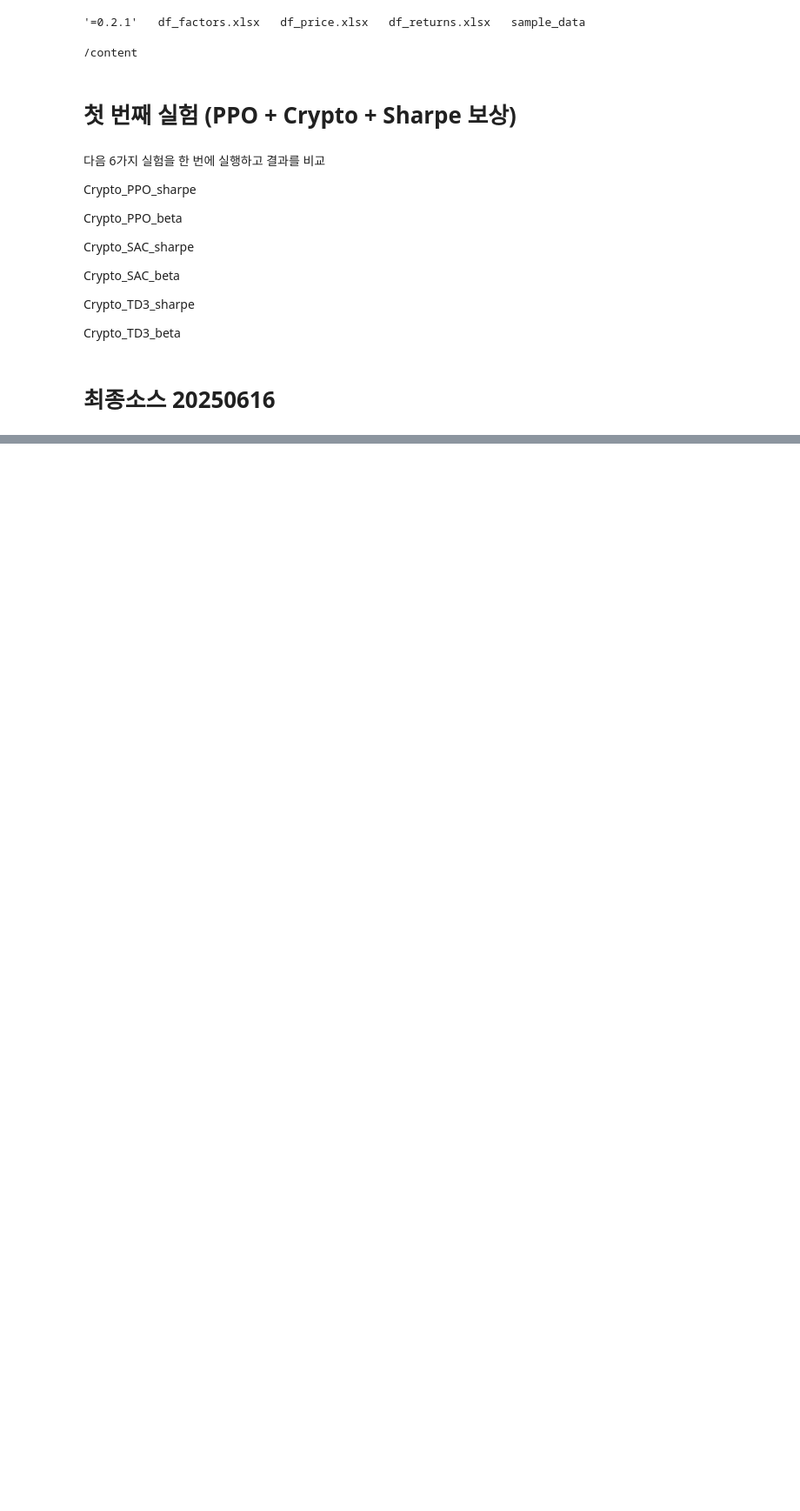
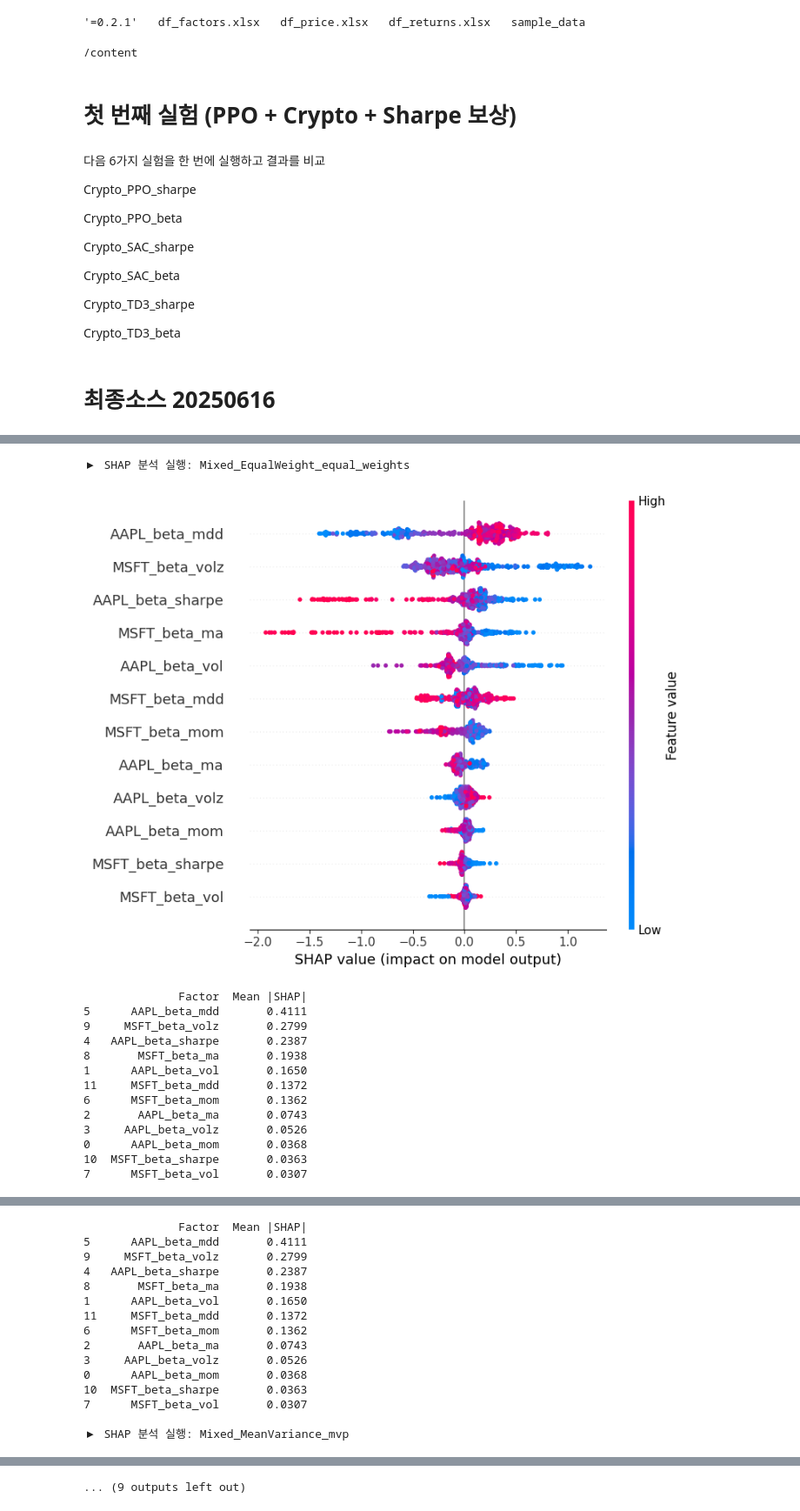
Before and after one commit to nhjung74/paper, a Jupyter notebook: factor_rl_portfolio_20250628.ipynb, the cells around one changed output, grey strips where cells are left out. Shown at 87% size. Saved outputs shown, nothing was run; the diff lists cells and outputs as text; code cells hidden in the pictures; blank space fills up the shorter version.

```diff
--- a/factor_rl_portfolio_20250628.ipynb
+++ b/factor_rl_portfolio_20250628.ipynb
@@ -957,15 +1066,34 @@ for asset in mixed_assets:
 # %%
-for model_key, portfolio_returns in returns_dict.items():
+# SHAP 결과 저장용 딕셔너리 초기화
+shap_results_all = {}
+
+for model_key, portfolio_returns in results.items():
     print(f"\n▶ SHAP 분석 실행: {model_key}")
     for asset in mixed_assets:
         try:
             y = portfolio_returns  # 또는 asset별 returns[asset] 구조
-            shap_df = run_shap_feature_importance_all_factors(
+            shap_df = run_shap_beta_feature_importance(
                 factors=factors,
                 returns={asset: y},  # dict 형태일 경우
                 target_asset=asset,
                 sample_size=500
             )
             shap_results_all[f"{model_key}_{asset}"] = shap_df
         except Exception as e:
             print(f"Error in SHAP for {model_key}, asset {asset}: {e}")
+# %% [output]
+▶ SHAP 분석 실행: Mixed_EqualWeight_equal_weights
+[figure, added]
+              Factor  Mean |SHAP|
+5      AAPL_beta_mdd       0.4111
+9     MSFT_beta_volz       0.2799
+4   AAPL_beta_sharpe       0.2387
+8       MSFT_beta_ma       0.1938
+1      AAPL_beta_vol       0.1650
+11     MSFT_beta_mdd       0.1372
+6      MSFT_beta_mom       0.1362
+2       AAPL_beta_ma       0.0743
+3     AAPL_beta_volz       0.0526
+0      AAPL_beta_mom       0.0368
+10  MSFT_beta_sharpe       0.0363
+7      MSFT_beta_vol       0.0307
@@ -971,0 +1101,15 @@ for model_key, portfolio_returns in returns_dict.items():
+              Factor  Mean |SHAP|
+5      AAPL_beta_mdd       0.4111
+9     MSFT_beta_volz       0.2799
+4   AAPL_beta_sharpe       0.2387
+8       MSFT_beta_ma       0.1938
+1      AAPL_beta_vol       0.1650
+11     MSFT_beta_mdd       0.1372
+6      MSFT_beta_mom       0.1362
+2       AAPL_beta_ma       0.0743
+3     AAPL_beta_volz       0.0526
+0      AAPL_beta_mom       0.0368
+10  MSFT_beta_sharpe       0.0363
+7      MSFT_beta_vol       0.0307
+
+▶ SHAP 분석 실행: Mixed_MeanVariance_mvp
@@ -971,0 +1161 @@ for model_key, portfolio_returns in returns_dict.items():
+... (9 outputs left out)
```
Also changed, not shown: parts of 7 cells of this notebook.
